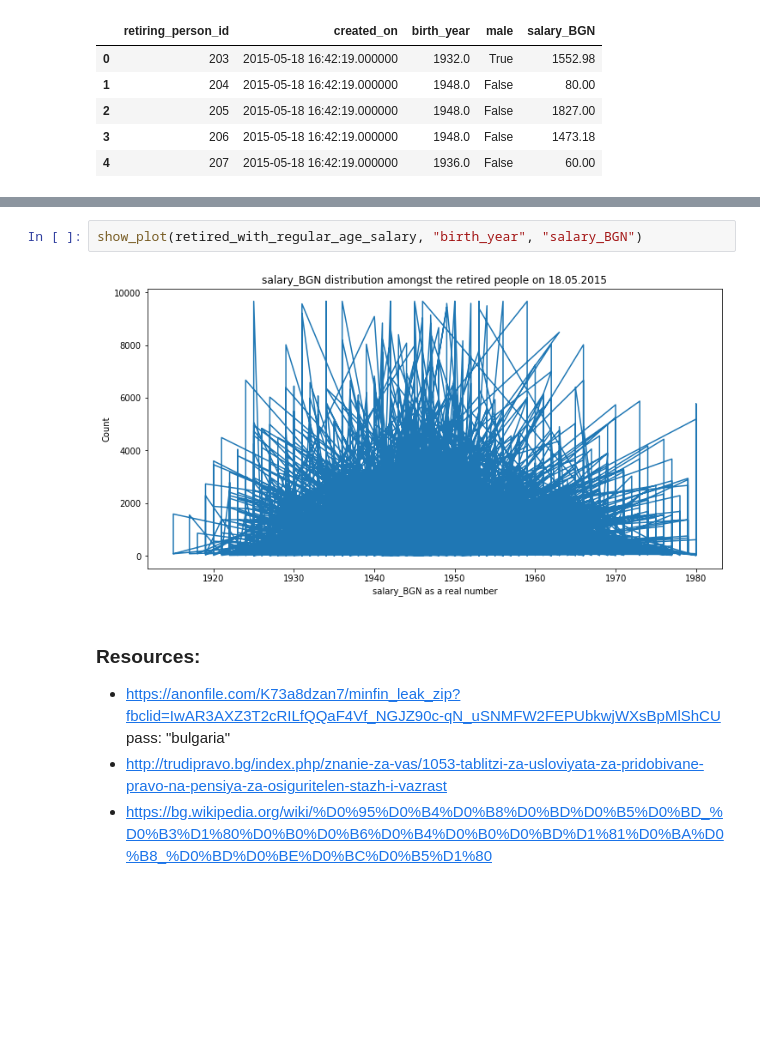
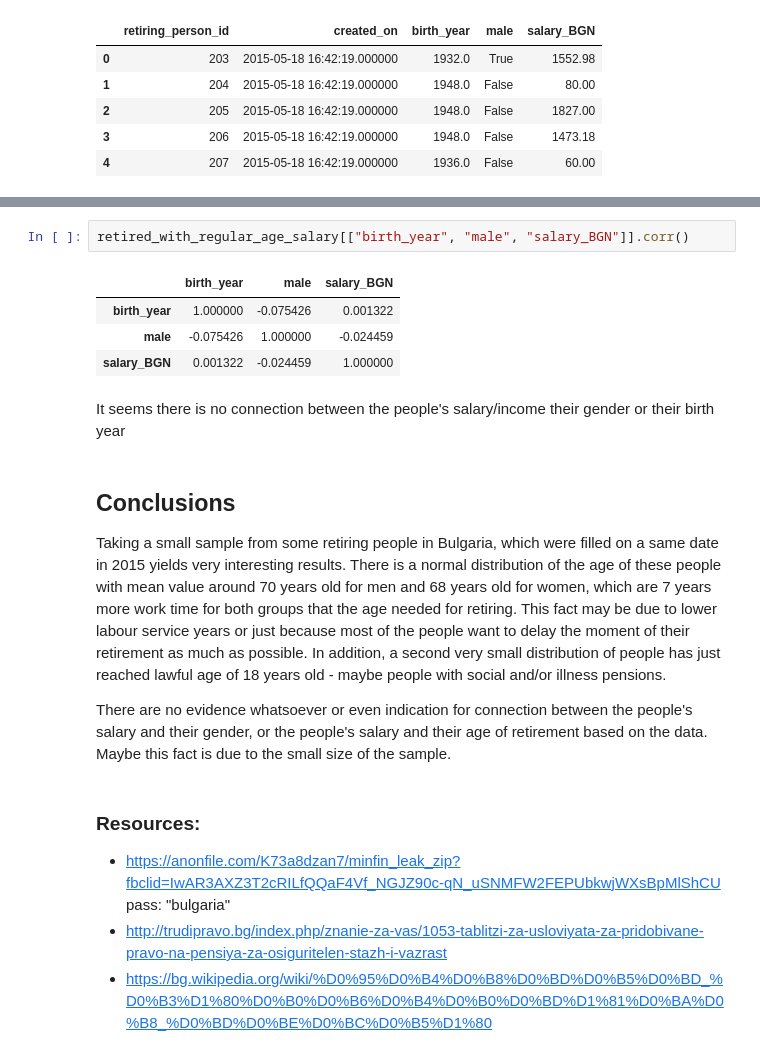
Before and after one commit to viraco4a/SoftUni, a Jupyter notebook: DataScience/Exam/Kaloyan_Zlatkov_Data_Science_Exam_Jul_2019.ipynb, the cells around one changed output, grey strips where cells are left out. Drawn from its saved outputs; the diff is of its cells as text; blank space fills up the shorter version.

Commit message:
Data Science exam project

```diff
--- a/DataScience/Exam/Kaloyan_Zlatkov_Data_Science_Exam_Jul_2019.ipynb
+++ b/DataScience/Exam/Kaloyan_Zlatkov_Data_Science_Exam_Jul_2019.ipynb
@@ -607,7 +600,17 @@ def show_plot(dataframe, column1, column2):
-# %%
-show_plot(retired_with_regular_age_salary, "birth_year", "salary_BGN")
-# %% [output]
-[figure, removed]
+# %%
+retired_with_regular_age_salary[["birth_year", "male", "salary_BGN"]].corr()
+# %% [output]
+|  | birth_year | male | salary_BGN |
+| birth_year | 1.000000 | -0.075426 | 0.001322 |
+| male | -0.075426 | 1.000000 | -0.024459 |
+| salary_BGN | 0.001322 | -0.024459 | 1.000000 |
+# %% [markdown]
+It seems there is no connection between the people's salary/income their gender or their birth year
+# %% [markdown]
+## Conclusions
+Taking a small sample from some retiring people in Bulgaria, which were filled on a same date in 2015 yields very interesting results. There is a normal distribution of the age of these people with mean value around 70 years old for men and 68 years old for women, which are 7 years more work time for both groups that the age needed for retiring. This fact may be due to lower labour service years or just because most of the people want to delay the moment of their retirement as much as possible. In addition, a second very small distribution of people has just reached lawful age of 18 years old - maybe people with social and/or illness pensions.
+
+There are no evidence whatsoever or even indication for connection between the people's salary and their gender, or the people's salary and their age of retirement based on the data. Maybe this fact is due to the small size of the sample.
 # %% [markdown]
 ### Resources:
 - https://anonfile.com/K73a8dzan7/minfin_leak_zip?fbclid=IwAR3AXZ3T2cRILfQQaF4Vf_NGJZ90c-qN_uSNMFW2FEPUbkwjWXsBpMlShCU pass: "bulgaria"
```
Also changed, not shown: parts of 24 cells of this notebook, 2 other files.
